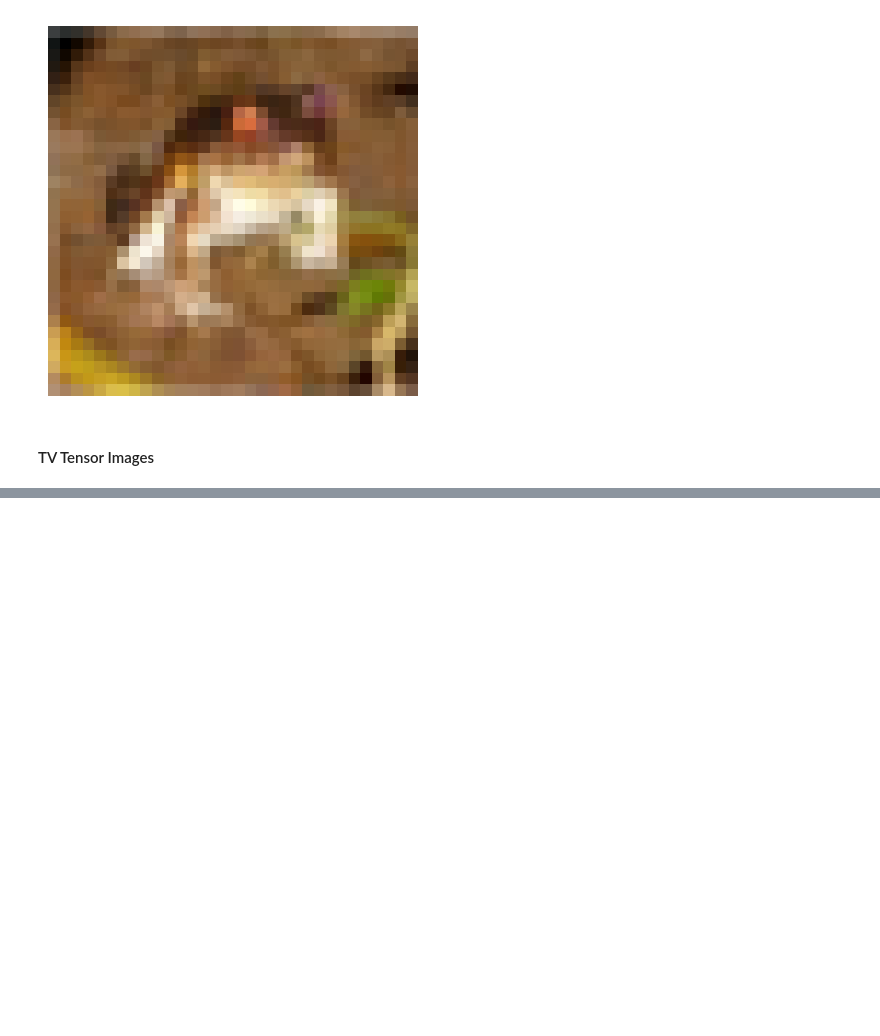
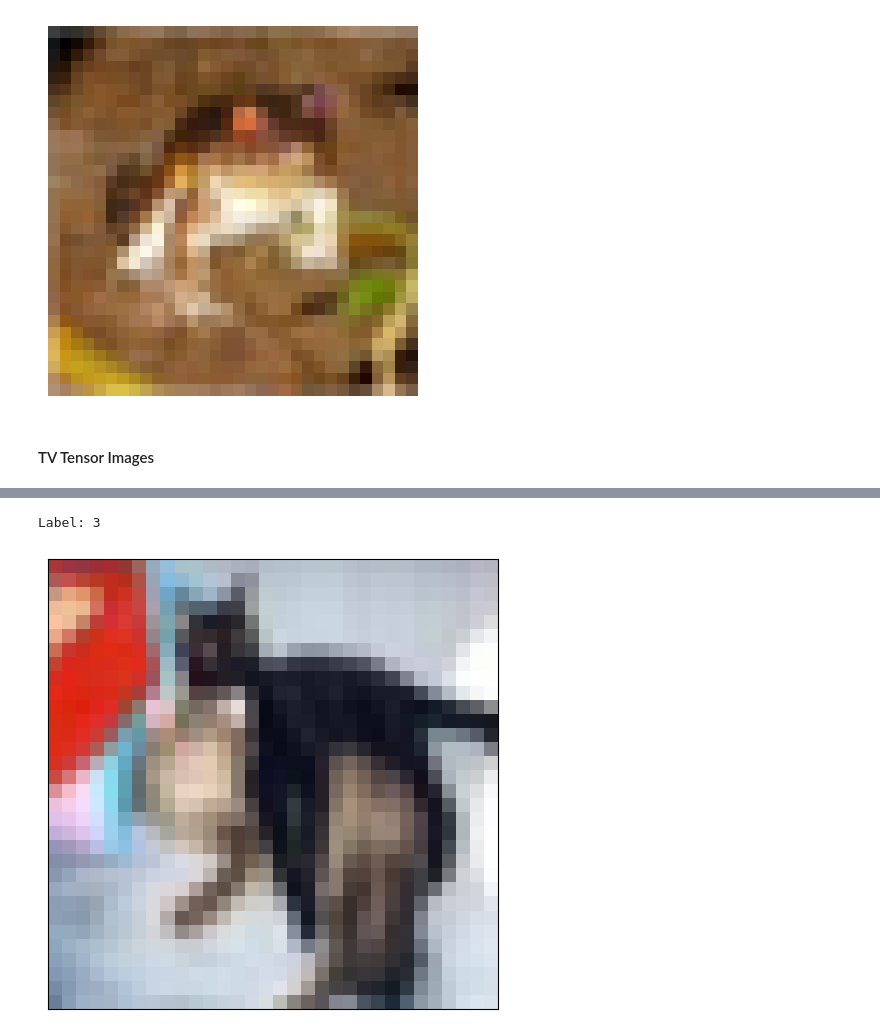
Before and after one commit to drothermel/dr_gen, a Jupyter notebook: notebooks/explore_image_data.ipynb, the cells around one changed output, grey strips where cells are left out. Drawn from its saved outputs; the diff is of its cells as text; code cells hidden in the pictures; blank space fills up the shorter version.

```diff
--- a/notebooks/explore_image_data.ipynb
+++ b/notebooks/explore_image_data.ipynb
@@ -172,0 +219,7 @@ plot([sample_tvt[0]])
+# %%
+train_features, train_labels = next(iter(dl))
+print(f"Label: {train_labels[0]}")
+plot([train_features[0].squeeze()])
+# %% [output]
+Label: 3
+[figure, added]
```
Also changed, not shown: parts of 9 cells of this notebook.
